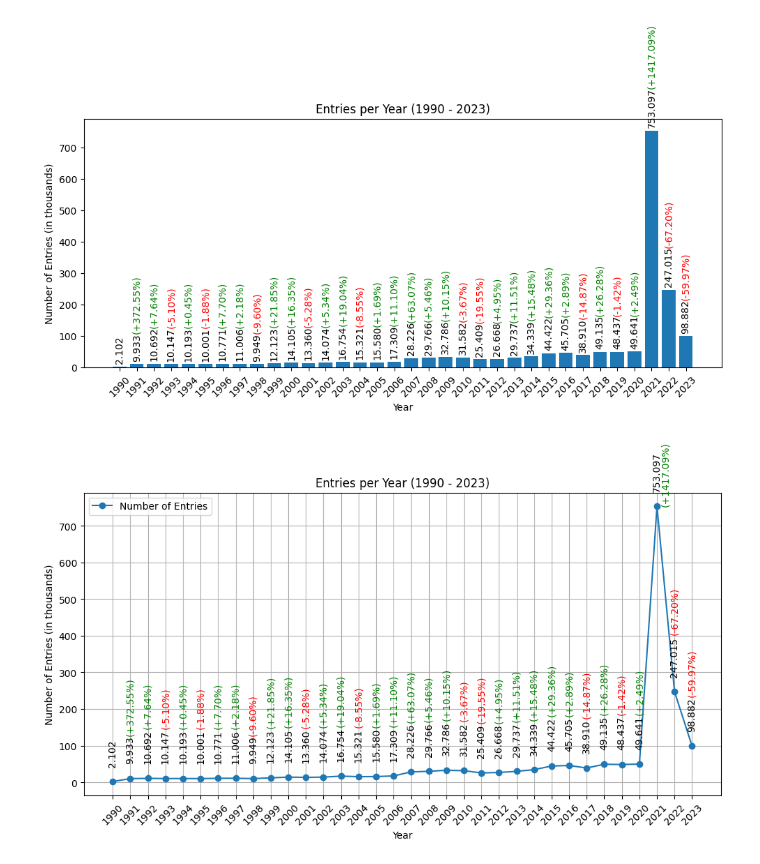
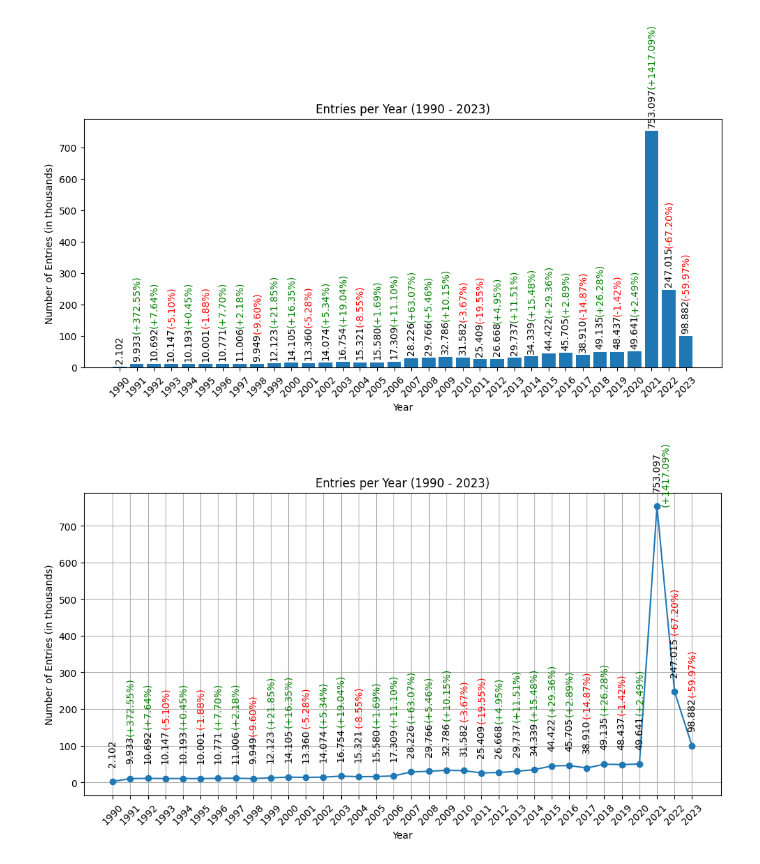
Before and after one commit to ZaNioxX/Masterarbeit, a Jupyter notebook: Data_Exploration/entries_per_year.ipynb, the cells around one changed output. Drawn from its saved outputs; the diff is of its cells as text; code cells hidden in the pictures.

```diff
--- a/Data_Exploration/entries_per_year.ipynb
+++ b/Data_Exploration/entries_per_year.ipynb
@@ -252,32 +253,32 @@ for year, count, pct_change in zip(df['Year'], df['Count'], df['Pct_Change']):
     formatted_value = format_with_dot(count)
 
     # Annotate with the count value in default color, larger font size, and rotated 90 degrees
     plt.annotate(formatted_value, (year, count + 20000), textcoords="offset points", xytext=(0, 10),
                  ha='center', fontsize=10, rotation=90)
 
     # Determine the color based on the percentage change
     if count != df['Count'].iloc[0]:
         color = 'green' if pct_change > 0 else 'red' if pct_change < 0 else 'black'
         if count < 10000:
             offset = 97500
             xoffset= 0
         elif count >= 10000 and count < 100000:
             offset = 115000
             xoffset= 0
         elif count >= 100000 and count < 250000:
             offset = 135000
             xoffset= 0
         else:
             offset = -20000  # Adjust the offset to the right
             xoffset= 0.5
         # Annotate with the percentage change in colored text, larger font size, and rotated 90 degrees
         plt.annotate(f"({pct_change:+.2f}%)", (year + xoffset, count + offset), textcoords="offset points", xytext=(0, 10),
                      ha='center', fontsize=10, rotation=90, color=color)  # Adjust the x-position (year + 0.25)
 
 plt.xticks(df['Year'], rotation=45)
 plt.grid(True)
 plt.tight_layout()
-plt.legend()
+plt.savefig('/Users/sep/PycharmProjects/Masterarbeit/Plots/Data_Exploration/Entries_per_Year_dotted.png')
 plt.show()
 # %% [output]
-[figure, old version]
+[figure, new version]
```
Also changed, not shown: parts of 1 cell of this notebook, 2 other files.
